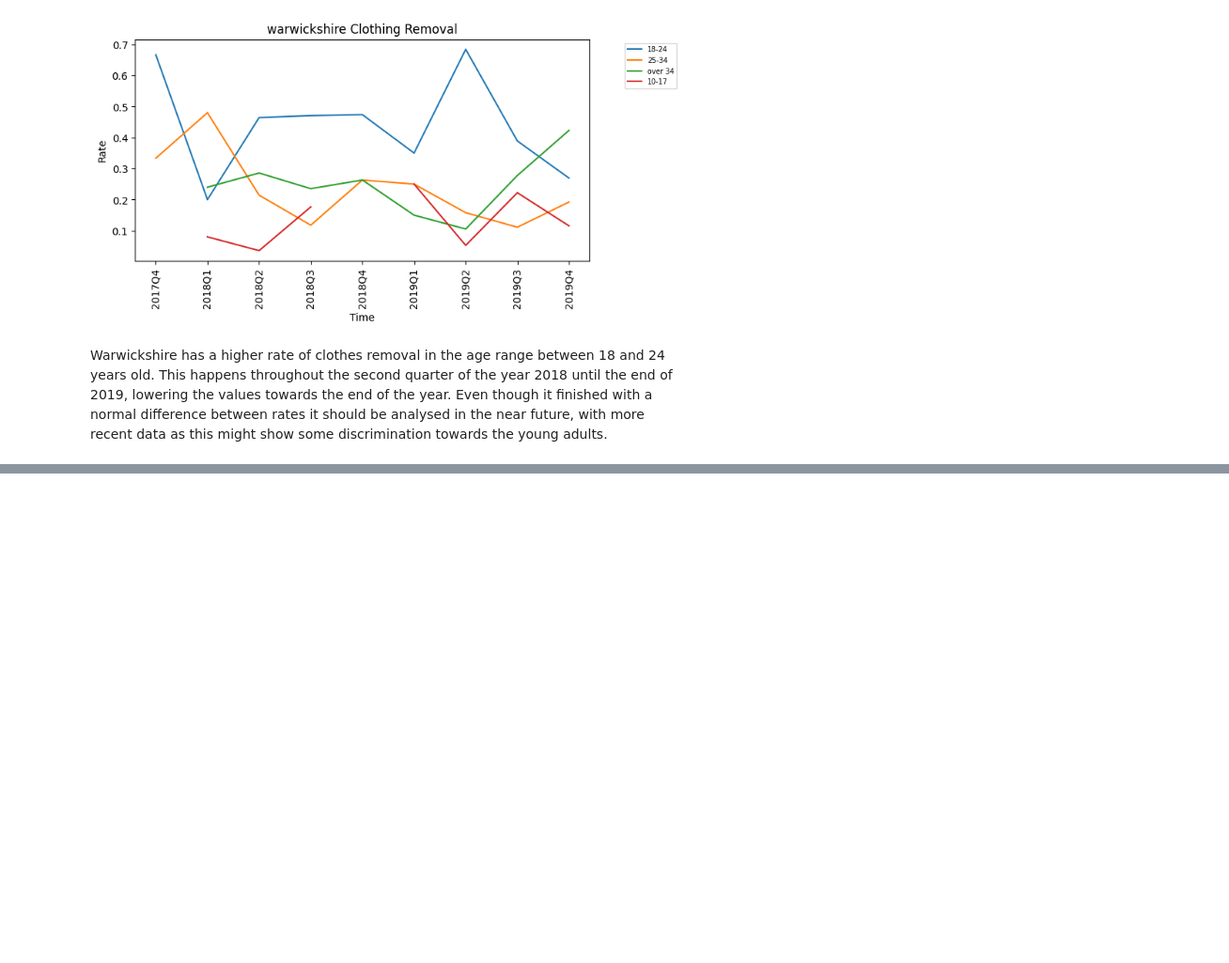
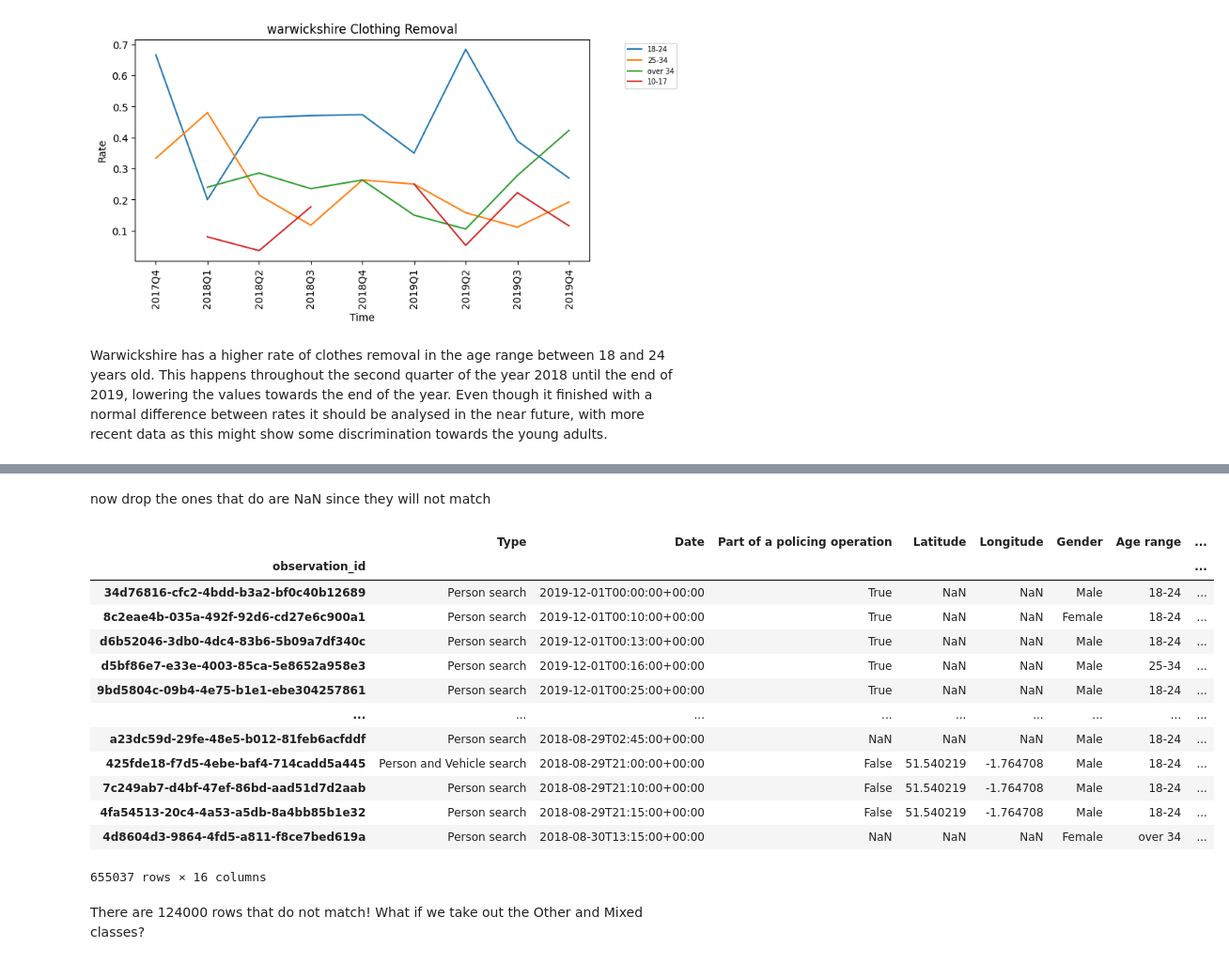
Before and after one commit to dbsousa01/Batch4-Capstone, a Jupyter notebook: Discrimination_EDA.ipynb, the cells around one changed output, grey strips where cells are left out. Shown at 94% size. Saved outputs shown, nothing was run; the diff lists cells and outputs as text; code cells hidden in the pictures; blank space fills up the shorter version.

```diff
--- a/Discrimination_EDA.ipynb
+++ b/Discrimination_EDA.ipynb
@@ -758,0 +799,6 @@ Warwickshire has a higher rate of clothes removal in the age range between 18 an
+# %%
+df_ethnicity = df.copy()
+# %%
+df_ethnicity["General self-defined ethnicity"] = df["Self-defined ethnicity"].str.split("[\/\ ]").str.get(0)
+# %% [markdown]
+now drop the ones that do are NaN since they will not match
@@ -758,0 +807,17 @@ Warwickshire has a higher rate of clothes removal in the age range between 18 an
+# %%
+df_ethnicity_nan
+# %% [output]
+|  | Type | Date | Part of a policing operation | Latitude | Longitude | Gender | Age range | ... |
+| observation_id |  |  |  |  |  |  |  | ... |
+| 34d76816-cfc2-4bdd-b3a2-bf0c40b12689 | Person search | 2019-12-01T00:00:00+00:00 | True | NaN | NaN | Male | 18-24 | ... |
+| 8c2eae4b-035a-492f-92d6-cd27e6c900a1 | Person search | 2019-12-01T00:10:00+00:00 | True | NaN | NaN | Female | 18-24 | ... |
+| d6b52046-3db0-4dc4-83b6-5b09a7df340c | Person search | 2019-12-01T00:13:00+00:00 | True | NaN | NaN | Male | 18-24 | ... |
+| d5bf86e7-e33e-4003-85ca-5e8652a958e3 | Person search | 2019-12-01T00:16:00+00:00 | True | NaN | NaN | Male | 25-34 | ... |
+| 9bd5804c-09b4-4e75-b1e1-ebe304257861 | Person search | 2019-12-01T00:25:00+00:00 | True | NaN | NaN | Male | 18-24 | ... |
+| ... | ... | ... | ... | ... | ... | ... | ... | ... |
+| a23dc59d-29fe-48e5-b012-81feb6acfddf | Person search | 2018-08-29T02:45:00+00:00 | NaN | NaN | NaN | Male | 18-24 | ... |
+| 425fde18-f7d5-4ebe-baf4-714cadd5a445 | Person and Vehicle search | 2018-08-29T21:00:00+00:00 | False | 51.540219 | -1.764708 | Male | 18-24 | ... |
+| 7c249ab7-d4bf-47ef-86bd-aad51d7d2aab | Person search | 2018-08-29T21:10:00+00:00 | False | 51.540219 | -1.764708 | Male | 18-24 | ... |
+| 4fa54513-20c4-4a53-a5db-8a4bb85b1e32 | Person search | 2018-08-29T21:15:00+00:00 | False | 51.540219 | -1.764708 | Male | 18-24 | ... |
+| 4d8604d3-9864-4fd5-a811-f8ce7bed619a | Person search | 2018-08-30T13:15:00+00:00 | NaN | NaN | NaN | Female | over 34 | ... |
+655037 rows × 16 columns
@@ -758,0 +826,2 @@ Warwickshire has a higher rate of clothes removal in the age range between 18 an
+# %% [markdown]
+There are 124000 rows that do not match! What if we take out the Other and Mixed classes?
```
Also changed, not shown: parts of 18 cells of this notebook.
